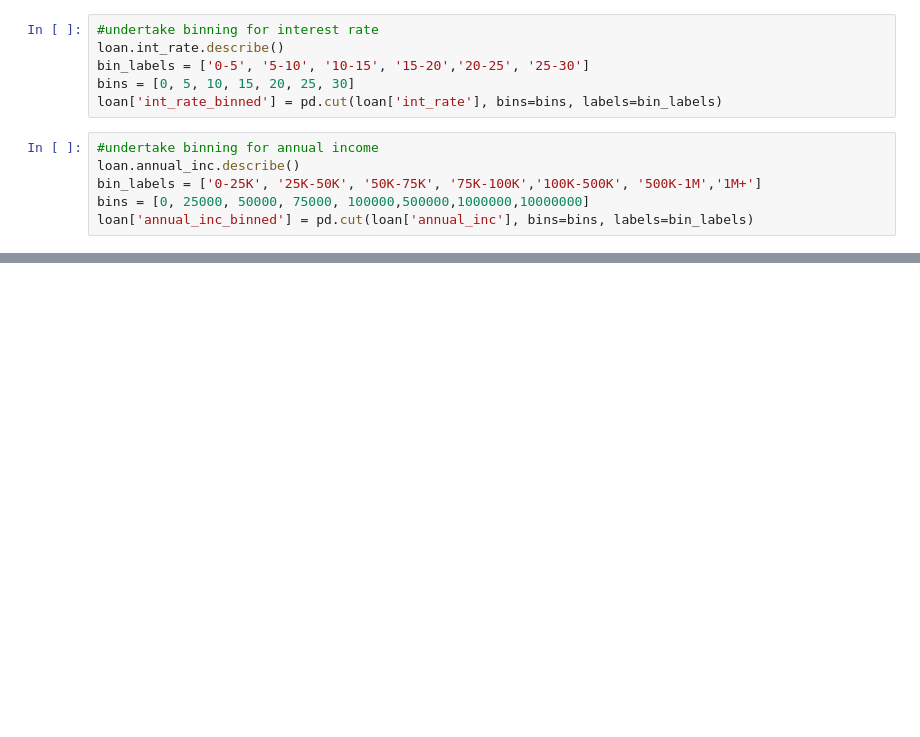
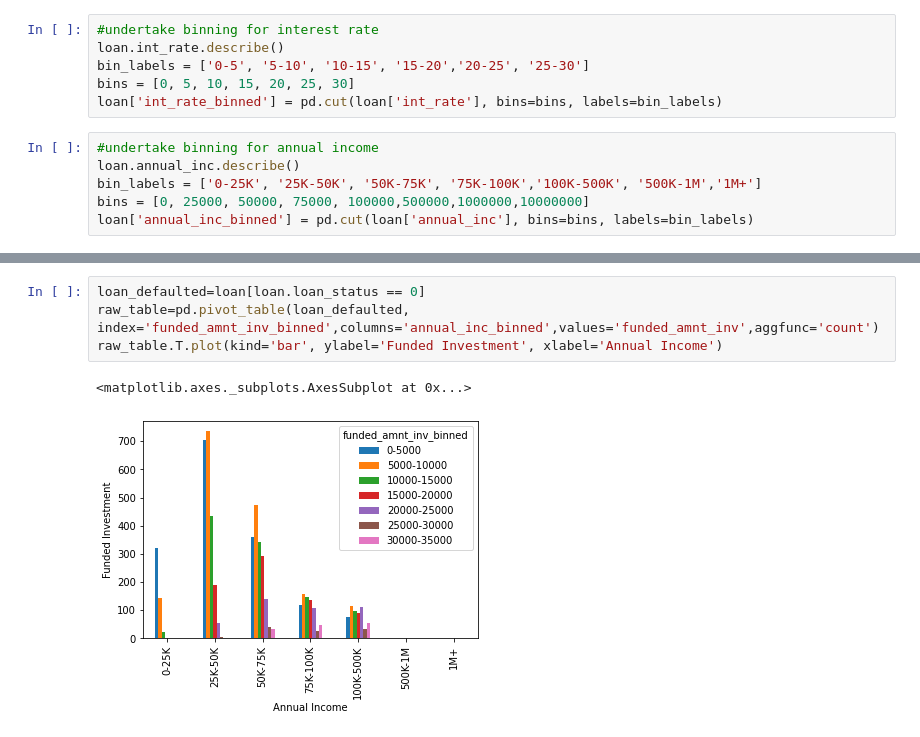
Before and after one commit to ishankarve/upgrad_lending_club_case_study, a Jupyter notebook: Ishan Karve.ipynb, the cells around one changed output, grey strips where cells are left out. Cells and saved outputs as stored; diff of their text form; blank space fills up the shorter version.

```diff
--- a/Ishan Karve.ipynb
+++ b/Ishan Karve.ipynb
@@ -627,0 +540,7 @@ NameError: ignored
+# %%
+loan_defaulted=loan[loan.loan_status == 0]
+raw_table=pd.pivot_table(loan_defaulted, index='funded_amnt_inv_binned',columns='annual_inc_binned',values='funded_amnt_inv',aggfunc='count')
+raw_table.T.plot(kind='bar', ylabel='Funded Investment', xlabel='Annual Income')
+# %% [output]
+<matplotlib.axes._subplots.AxesSubplot at 0x...>
+[figure, added]
```
Also changed, not shown: parts of 15 cells of this notebook.
